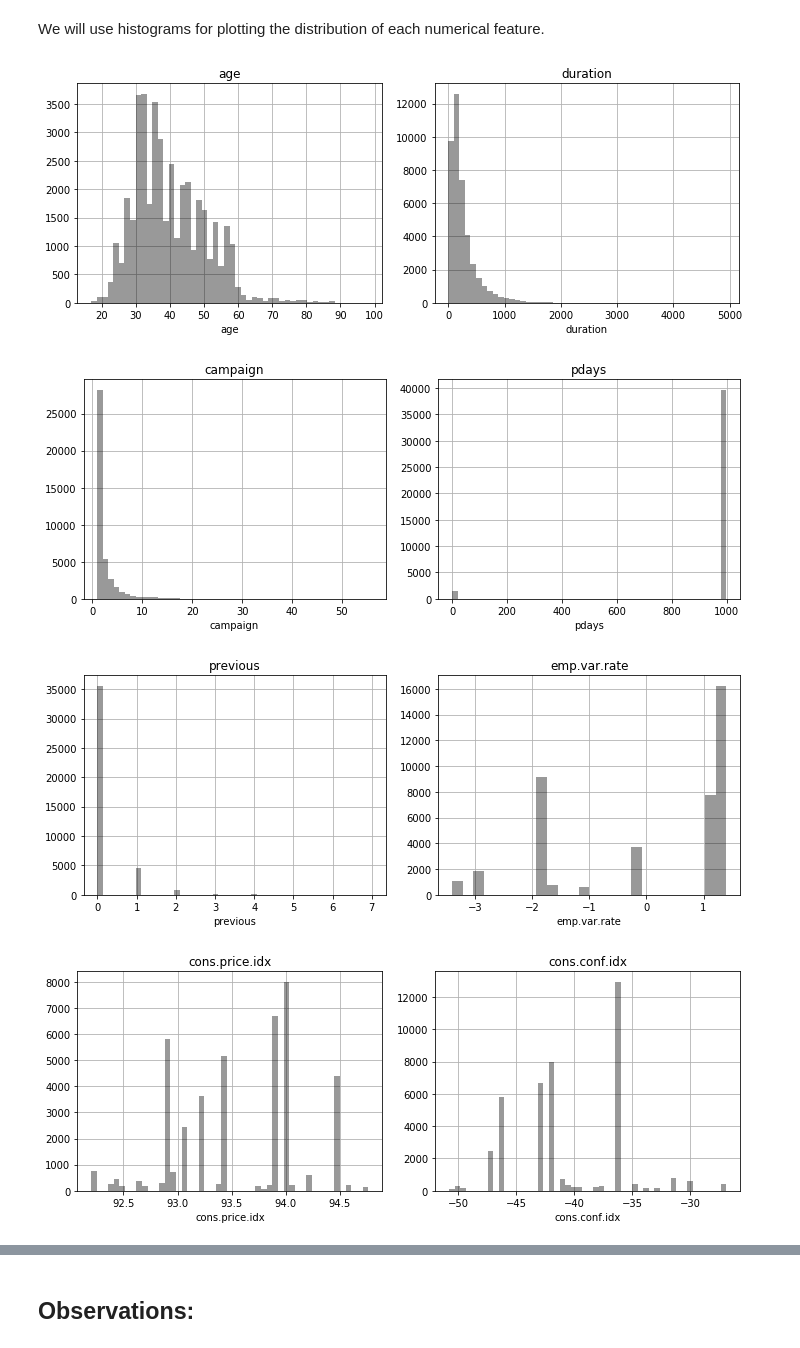
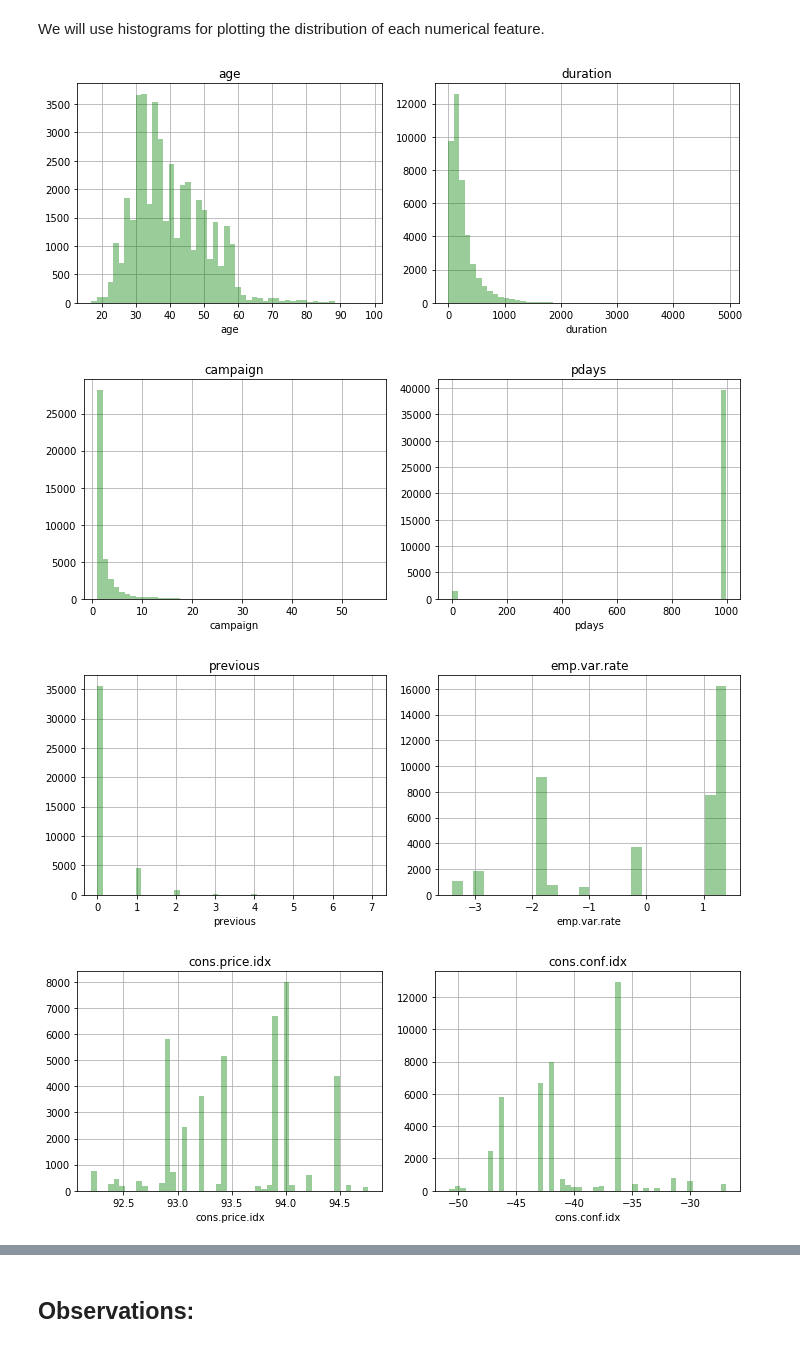
Before and after one commit to ahanagangopadhyay/improving-bank-telemarketing-campaigns, a Jupyter notebook: codes/baseline.ipynb, the cells around one changed output, grey strips where cells are left out. Drawn from its saved outputs; the diff is of its cells as text; code cells hidden in the pictures.

```diff
--- a/codes/baseline.ipynb
+++ b/codes/baseline.ipynb
@@ -271,23 +269,23 @@ We will use histograms for plotting the distribution of each numerical feature.
 # %%
 for i in range(0, len(numerical_columns), 2):
     if i!=len(numerical_columns)-1:
         plt.figure(figsize=(10,4))
         plt.subplot(121)
-        sns.distplot(df[numerical_columns[i]], kde=False, color='k')
+        sns.distplot(df[numerical_columns[i]], kde=False, color='g')
         plt.title(numerical_columns[i])
         plt.grid(True)
         plt.subplot(122)
-        sns.distplot(df[numerical_columns[i+1]], kde=False, color='k')
+        sns.distplot(df[numerical_columns[i+1]], kde=False, color='g')
         plt.title(numerical_columns[i+1])
         plt.tight_layout()
         plt.grid(True)
         plt.show()
     else:
-        sns.distplot(df[numerical_columns[i]], kde=False, color='k')
+        sns.distplot(df[numerical_columns[i]], kde=False, color='g')
         plt.title(numerical_columns[i])
         plt.grid(True)
 # %% [output]
-[figure, old version]
+[figure, new version]
-[figure, old version]
+[figure, new version]
-[figure, old version]
+[figure, new version]
-[figure, old version]
+[figure, new version]
```
Also changed, not shown: parts of 17 cells of this notebook.
